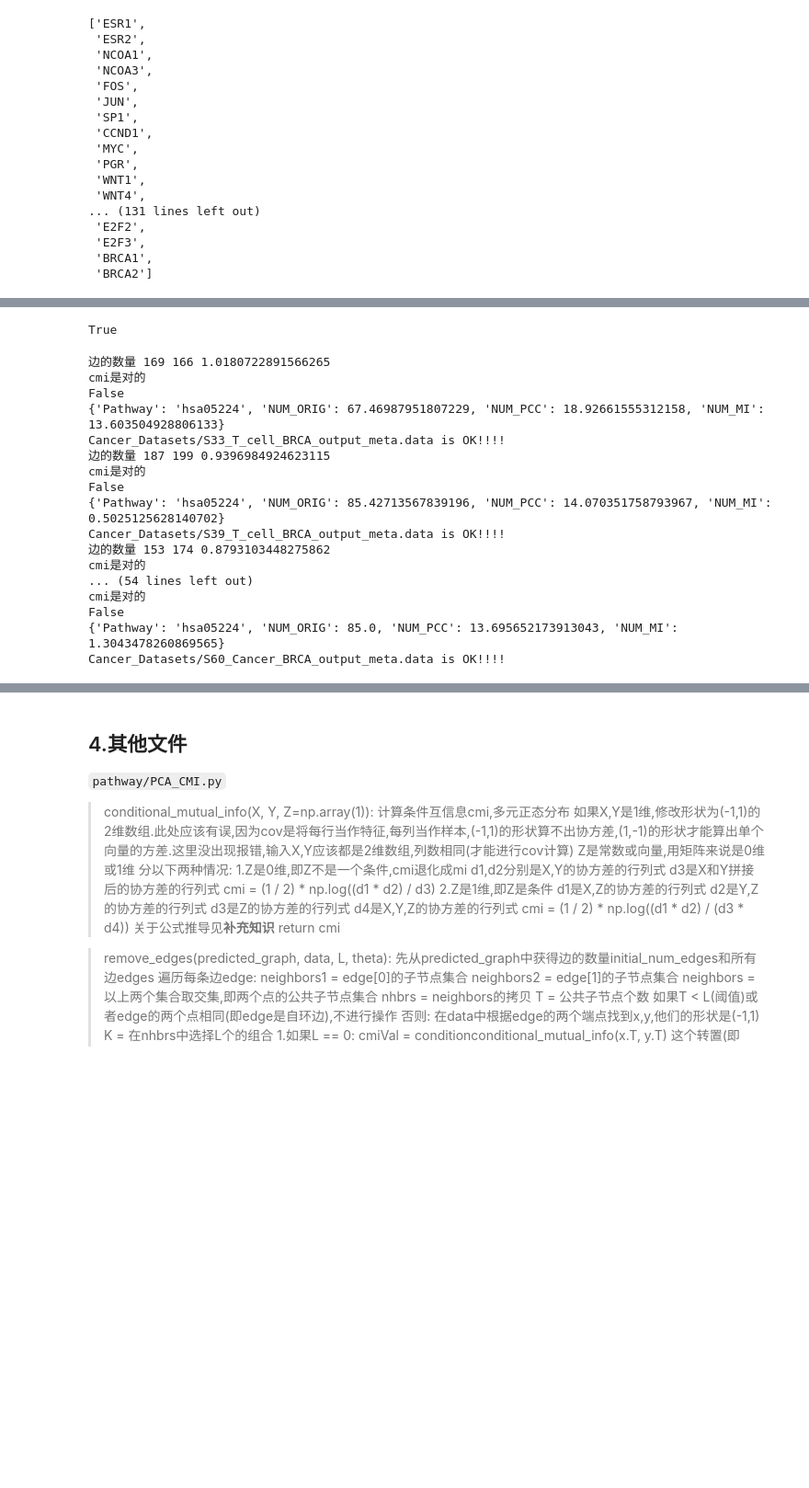
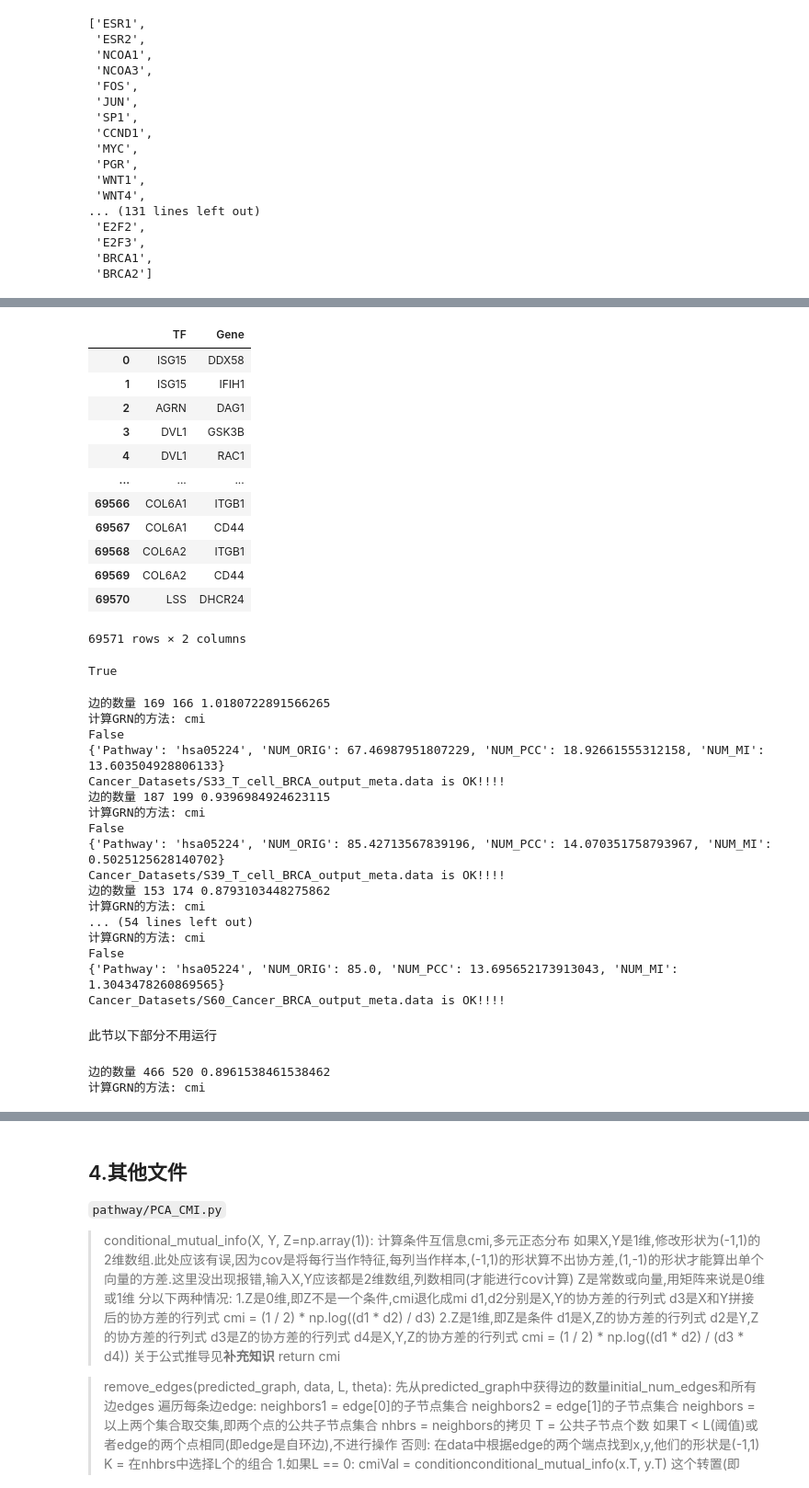
Before and after one commit to LedOverSea/DigNet_reproducibility, a Jupyter notebook: 复现笔记.ipynb, the cells around one changed output, grey strips where cells are left out. Shown: that part at 92% size. Drawn from its saved outputs; the diff is of its cells as text; code cells hidden in the pictures; blank space fills up the shorter version.

```diff
--- a/复现笔记.ipynb
+++ b/复现笔记.ipynb
@@ -928,3 +983,20 @@ BRCA_exp_filter_saver.head()
+# %%
+#优化前, 结果相同,耗时较长
+calRegnetwork(human_network, BRCA_exp_filter_saver_metacell.index.to_list())
+# %% [output]
+|  | TF | Gene |
+| 0 | ISG15 | DDX58 |
+| 1 | ISG15 | IFIH1 |
+| 2 | AGRN | DAG1 |
+| 3 | DVL1 | GSK3B |
+| 4 | DVL1 | RAC1 |
+| ... | ... | ... |
+| 69566 | COL6A1 | ITGB1 |
+| 69567 | COL6A1 | CD44 |
+| 69568 | COL6A2 | ITGB1 |
+| 69569 | COL6A2 | CD44 |
+| 69570 | LSS | DHCR24 |
+69571 rows × 2 columns
 # %%
 def is_symmetric(matrix):
     # 检查是否为二维数组且行列数相等（方阵）
@@ -947,7 +1019,7 @@ for si in celllist:
                 BRCA_exp_filter_saver = pd.read_csv(filepath)
                 #原代码在删除第一列的操作有误,多删除了一列,已修改
                 BRCA_exp_filter_saver.set_index(BRCA_exp_filter_saver.iloc[:,0],inplace=True)
-                BRCA_exp_filter_saver.drop(columns = BRCA_exp_filter_saver.columns[0],inplace = True)
+                #BRCA_exp_filter_saver.drop(columns = BRCA_exp_filter_saver.columns[0],inplace = True)
                 BRCA_exp_filter_saver_metacell = cal_metacell(BRCA_exp_filter_saver, Cnum=Cnum, k=k)# (基因个数,metacell个数)
                 filepath = filepath.replace('output','output_meta')
                 if BRCA_exp_filter_saver is not None:
@@ -958,6 +1030,9 @@ for si in celllist:
                                                                     test_pathway=None,
                                                                     Other_Pathway=test_pathway,
                                                                     human_network=human_network)
+                    # 此处容易误会的是Other_Pathway=test_pathway,不是参数中的test_pathway=None,
+                    # 而是在上方单元格定义的test_pathway.
+                    # Other_Pathway决定了exp在KEGG中的哪个子集
                     """ data1 = np.sum(adj_matrix, axis=0)
                     fit1 = powerlaw.Fit(data1)
                     data2 = np.sum(adj_matrix, axis=1)
@@ -985,19 +1060,31 @@ for si in celllist:
 # 第五行:文件夹处理完毕的输出
 # %% [output]
 边的数量 169 166 1.0180722891566265
-cmi是对的
+计算GRN的方法: cmi
 False
 {'Pathway': 'hsa05224', 'NUM_ORIG': 67.46987951807229, 'NUM_PCC': 18.92661555312158, 'NUM_MI': 13.603504928806133}
 Cancer_Datasets/S33_T_cell_BRCA_output_meta.data is OK!!!!
 边的数量 187 199 0.9396984924623115
-cmi是对的
+计算GRN的方法: cmi
 False
 {'Pathway': 'hsa05224', 'NUM_ORIG': 85.42713567839196, 'NUM_PCC': 14.070351758793967, 'NUM_MI': 0.5025125628140702}
 Cancer_Datasets/S39_T_cell_BRCA_output_meta.data is OK!!!!
 边的数量 153 174 0.8793103448275862
-cmi是对的
+计算GRN的方法: cmi
 ... (54 lines left out)
-cmi是对的
+计算GRN的方法: cmi
 False
 {'Pathway': 'hsa05224', 'NUM_ORIG': 85.0, 'NUM_PCC': 13.695652173913043, 'NUM_MI': 1.3043478260869565}
 Cancer_Datasets/S60_Cancer_BRCA_output_meta.data is OK!!!!
+# %% [markdown]
+此节以下部分不用运行
+# %%
+# 测试数据,Data
+testdata = create_batch_dataset_from_cancer(filepath=filepath,
+                    test_pathway=test_pathway, test=True)
+test_file = 'reproducibility/test_data.pkl'
+with open(test_file, 'wb') as f:
+    pickle.dump(testdata, f)
+# %% [output]
+边的数量 466 520 0.8961538461538462
+计算GRN的方法: cmi
```
Also changed, not shown: parts of 19 cells of this notebook, 13 other files.
